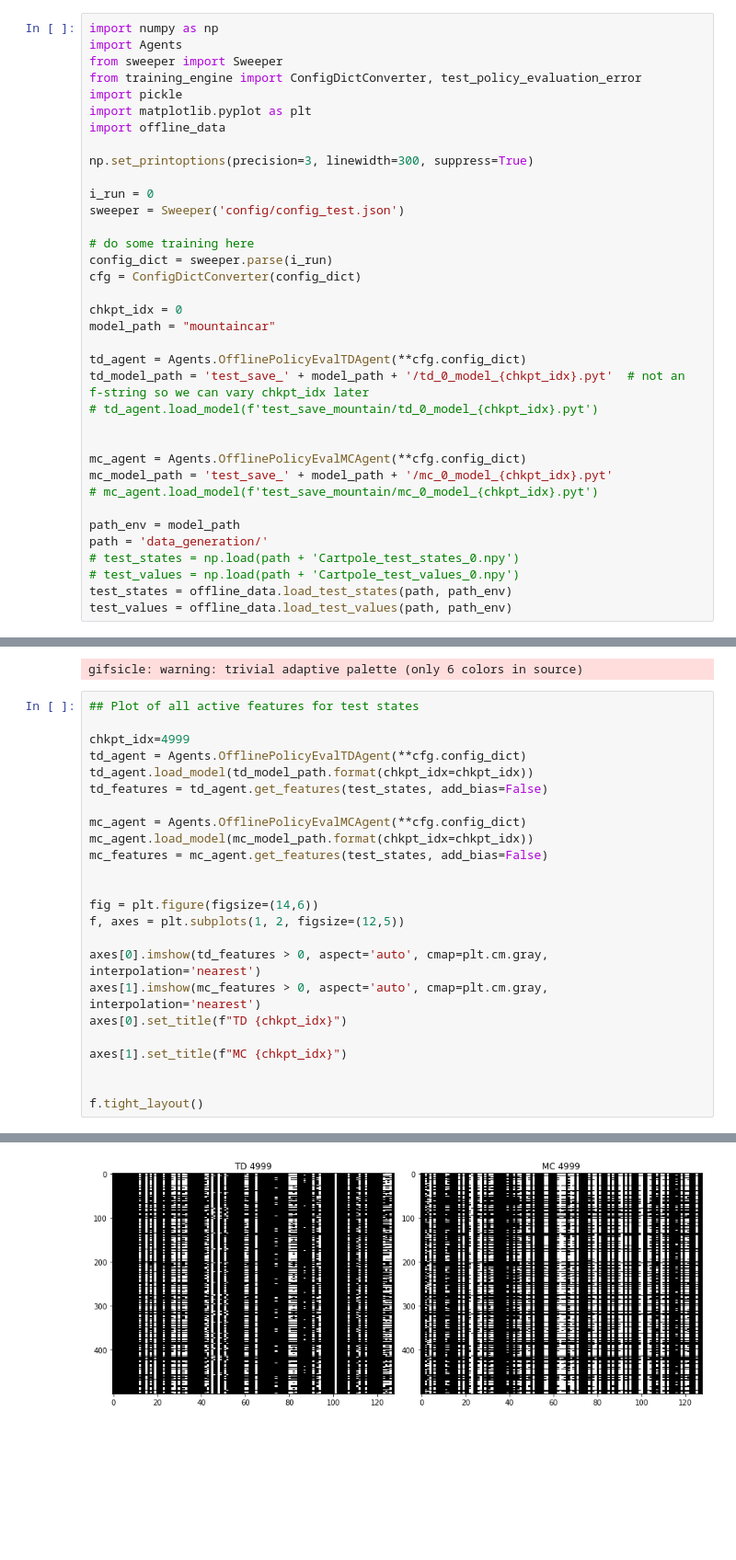
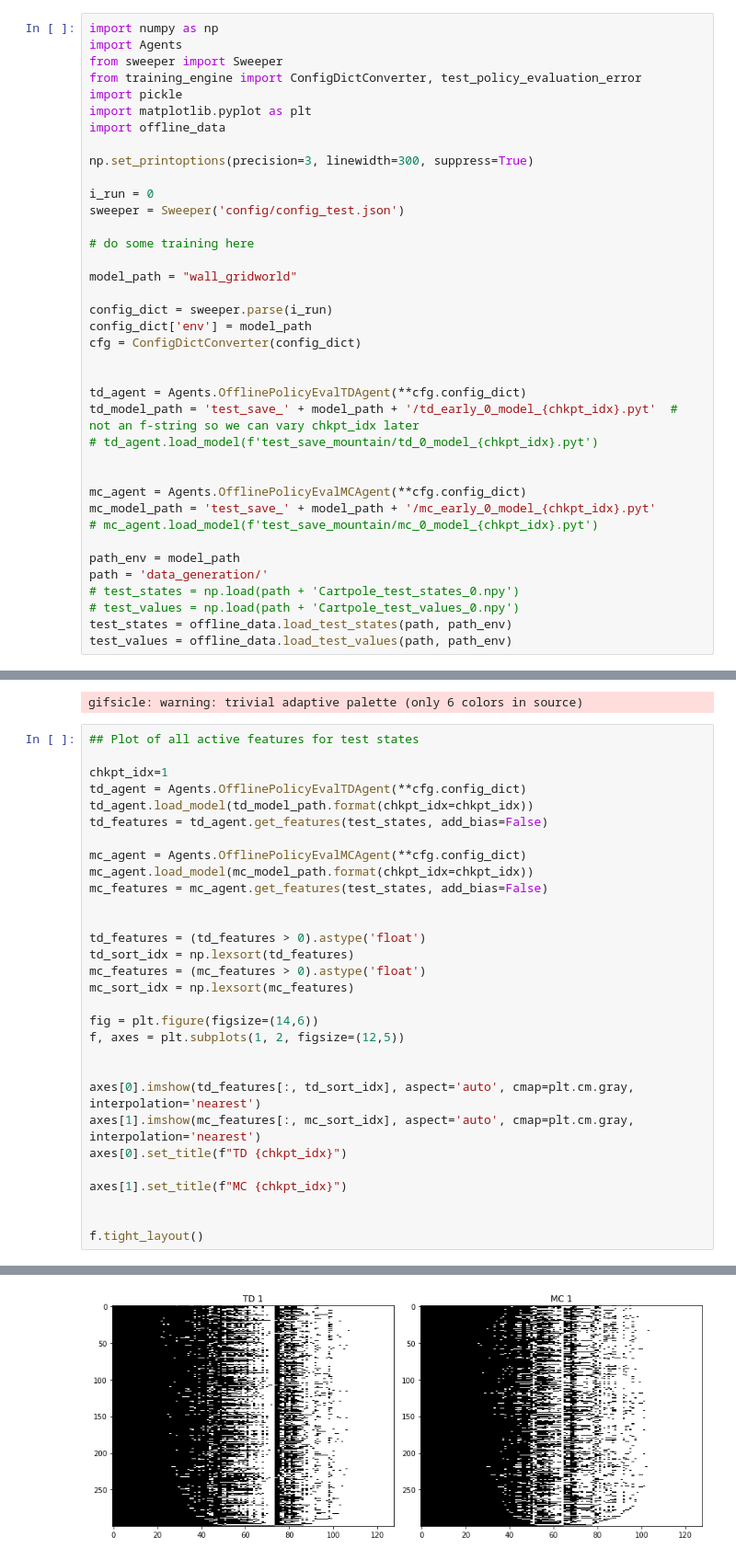
Before and after one commit to wechu/TDRepresentationLearning, a Jupyter notebook: analyze_test.ipynb, the cells around one changed output, grey strips where cells are left out. Shown: that part at 92% size. Saved outputs shown, nothing was run; the diff lists cells and outputs as text; blank space fills up the shorter version.

```diff
--- a/analyze_test.ipynb
+++ b/analyze_test.ipynb
@@ -13,19 +13,21 @@ i_run = 0
 sweeper = Sweeper('config/config_test.json')
 
 # do some training here
+
+model_path = "wall_gridworld"
+
 config_dict = sweeper.parse(i_run)
+config_dict['env'] = model_path
 cfg = ConfigDictConverter(config_dict)
 
-chkpt_idx = 0
-model_path = "mountaincar"
 
 td_agent = Agents.OfflinePolicyEvalTDAgent(**cfg.config_dict)
-td_model_path = 'test_save_' + model_path + '/td_0_model_{chkpt_idx}.pyt'  # not an f-string so we can vary chkpt_idx later
+td_model_path = 'test_save_' + model_path + '/td_early_0_model_{chkpt_idx}.pyt'  # not an f-string so we can vary chkpt_idx later
 # td_agent.load_model(f'test_save_mountain/td_0_model_{chkpt_idx}.pyt')
 
 
 mc_agent = Agents.OfflinePolicyEvalMCAgent(**cfg.config_dict)
-mc_model_path = 'test_save_' + model_path + '/mc_0_model_{chkpt_idx}.pyt'
+mc_model_path = 'test_save_' + model_path + '/mc_early_0_model_{chkpt_idx}.pyt'
 # mc_agent.load_model(f'test_save_mountain/mc_0_model_{chkpt_idx}.pyt')
 
 path_env = model_path
@@ -478,30 +489,36 @@ gifsicle: warning: trivial adaptive palette (only 6 colors in source)
 # %%
 ## Plot of all active features for test states
 
-chkpt_idx=4999
+chkpt_idx=1
 td_agent = Agents.OfflinePolicyEvalTDAgent(**cfg.config_dict)
 td_agent.load_model(td_model_path.format(chkpt_idx=chkpt_idx))
 td_features = td_agent.get_features(test_states, add_bias=False)
 
 mc_agent = Agents.OfflinePolicyEvalMCAgent(**cfg.config_dict)
 mc_agent.load_model(mc_model_path.format(chkpt_idx=chkpt_idx))
 mc_features = mc_agent.get_features(test_states, add_bias=False)
 
 
+td_features = (td_features > 0).astype('float')
+td_sort_idx = np.lexsort(td_features)
+mc_features = (mc_features > 0).astype('float')
+mc_sort_idx = np.lexsort(mc_features)
+
 fig = plt.figure(figsize=(14,6))
 f, axes = plt.subplots(1, 2, figsize=(12,5))
 
-axes[0].imshow(td_features > 0, aspect='auto', cmap=plt.cm.gray, interpolation='nearest')
-axes[1].imshow(mc_features > 0, aspect='auto', cmap=plt.cm.gray, interpolation='nearest')
+
+axes[0].imshow(td_features[:, td_sort_idx], aspect='auto', cmap=plt.cm.gray, interpolation='nearest')
+axes[1].imshow(mc_features[:, mc_sort_idx], aspect='auto', cmap=plt.cm.gray, interpolation='nearest')
 axes[0].set_title(f"TD {chkpt_idx}")
 
 axes[1].set_title(f"MC {chkpt_idx}")
 
 
 f.tight_layout()
 # %% [output]
 <Figure size 1008x432 with 0 Axes>
-[figure, old version]
+[figure, new version]
 # %%
 def get_errors(agent):
     # returns a list of all errors on the test states
```
Also changed, not shown: parts of 16 cells of this notebook, 7 other files.
